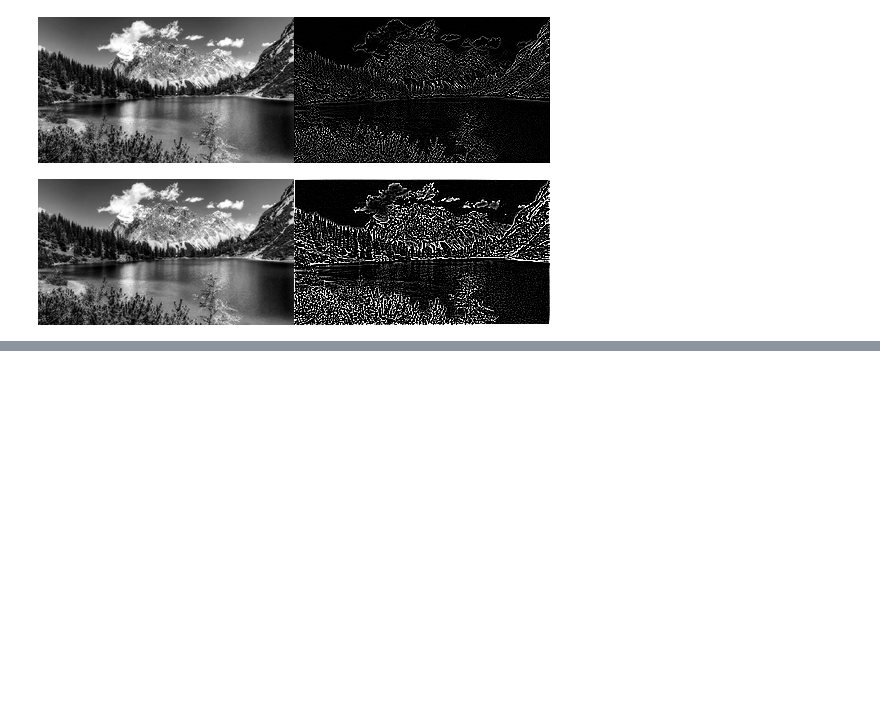
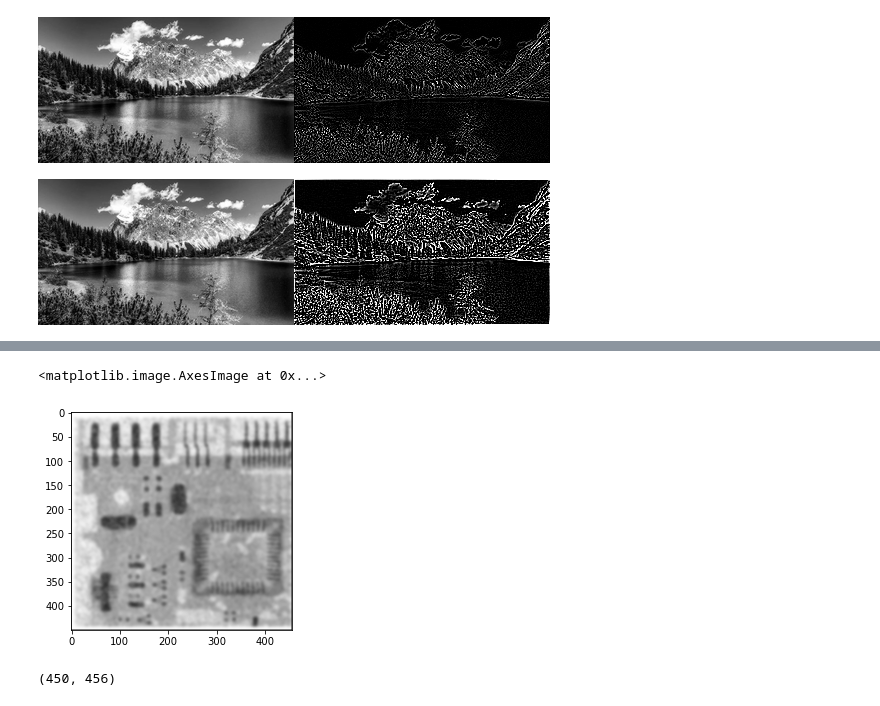
Before and after one commit to CV-INSIDE/computer-vision-course, a Jupyter notebook: 4_convolution.ipynb, the cells around one changed output, grey strips where cells are left out. Drawn from its saved outputs; the diff is of its cells as text; code cells hidden in the pictures; blank space fills up the shorter version.

```diff
--- a/4_convolution.ipynb
+++ b/4_convolution.ipynb
@@ -312,0 +474,36 @@ display(input, output)
+# %%
+# Obtain the number of rows and columns
+# of the image
+blurred_image = cv2.cvtColor(blurred_image, cv2.COLOR_BGR2GRAY)
+
+m, n = blurred_image.shape
+
+# Traverse the image. For every 3X3 area,
+# find the median of the pixels and
+# replace the center pixel by the median
+image_median = np.zeros([m, n])
+
+for i in range(1, m-1):
+    for j in range(1, n-1):
+        temp = [blurred_image[i-1, j-1],
+               blurred_image[i-1, j],
+               blurred_image[i-1, j + 1],
+               blurred_image[i, j-1],
+               blurred_image[i, j],
+               blurred_image[i, j + 1],
+               blurred_image[i + 1, j-1],
+               blurred_image[i + 1, j],
+               blurred_image[i + 1, j + 1]]
+
+        temp = sorted(temp)
+        image_median[i, j]= temp[4]
+
+
+plt.imshow(image_median, cmap='gray')
+# %% [output]
+<matplotlib.image.AxesImage at 0x...>
+[figure, added]
+# %%
+image_median.shape
+# %% [output]
+(450, 456)
```
Also changed, not shown: parts of 14 cells of this notebook, 3 other files.
